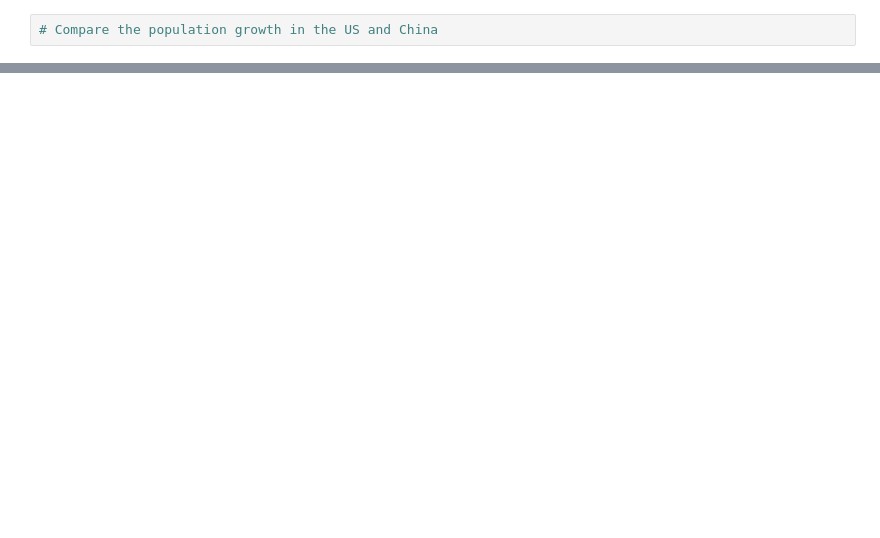
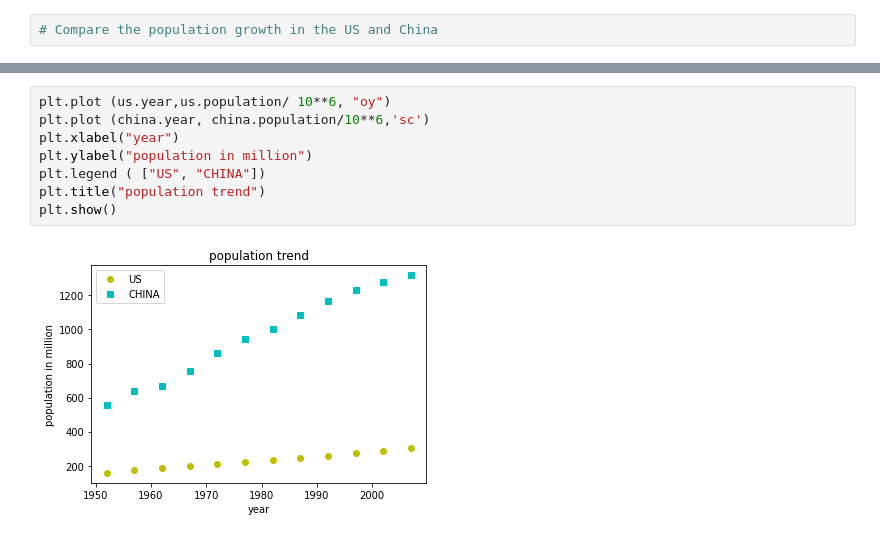
Before and after one commit to ajay152603/Phthon-for-DS, a Jupyter notebook: 4. Module 1: Data Science - Understaning visulization in detail.ipynb, the cells around one changed output, grey strips where cells are left out. Drawn from its saved outputs; the diff is of its cells as text; blank space fills up the shorter version.

```diff
--- a/4. Module 1: Data Science - Understaning visulization in detail.ipynb
+++ b/4. Module 1: Data Science - Understaning visulization in detail.ipynb
@@ -132,0 +134,10 @@ x.groupby(['country']).sum()
+# %%
+plt.plot (us.year,us.population/ 10**6, "oy")
+plt.plot (china.year, china.population/10**6,'sc')
+plt.xlabel("year")
+plt.ylabel("population in million")
+plt.legend ( ["US", "CHINA"])
+plt.title("population trend")
+plt.show()
+# %% [output]
+[figure, added]
```
Also changed, not shown: parts of 22 cells of this notebook.
